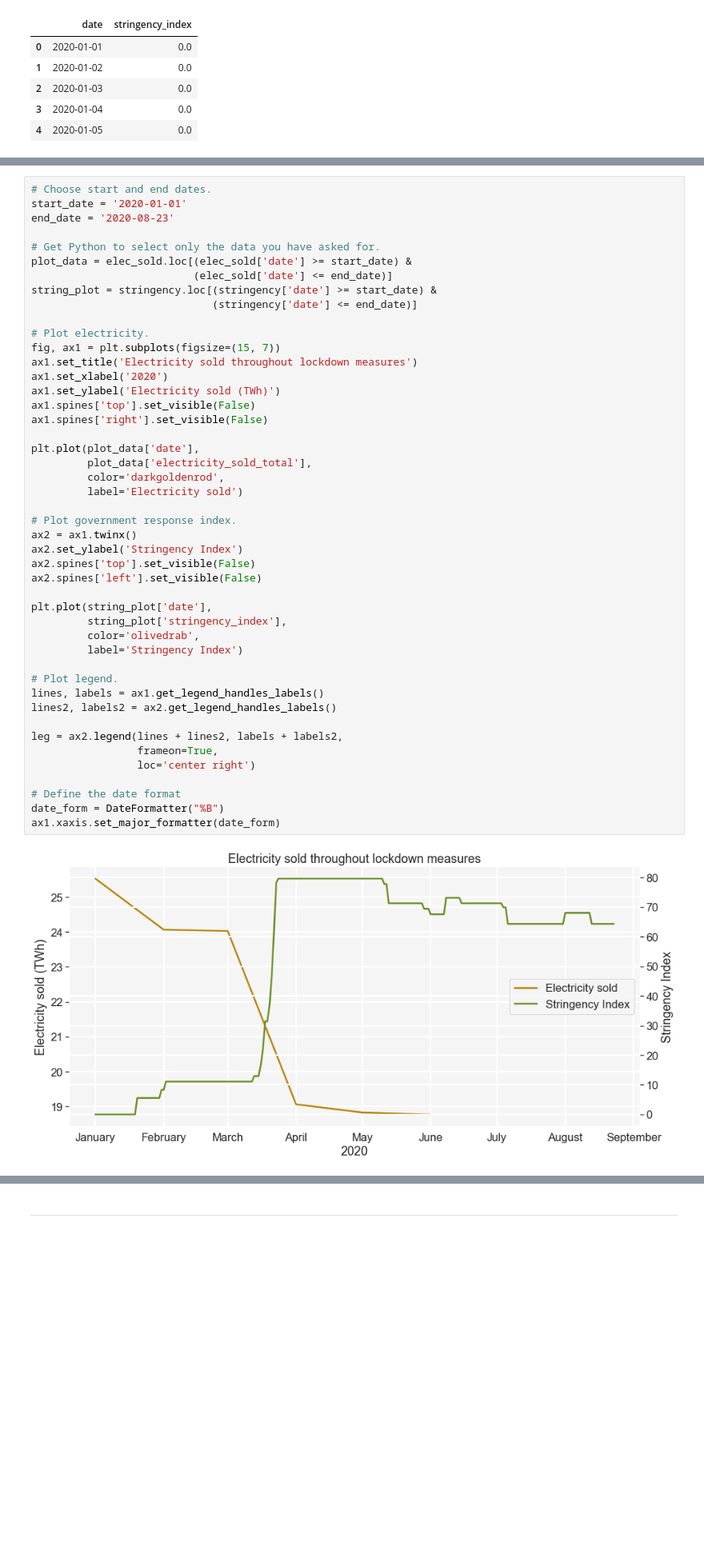
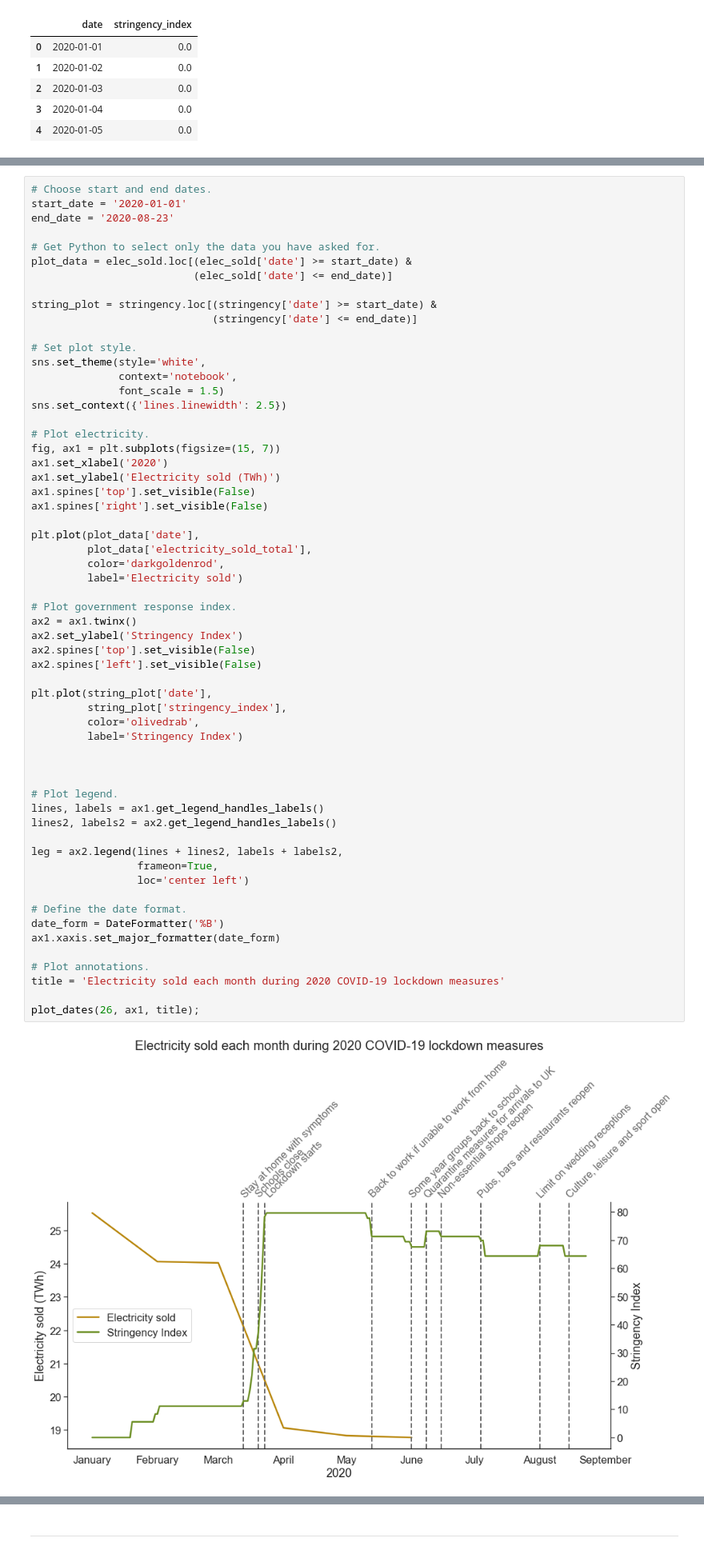
Before and after one commit to robynfsj/cfg-big-data-challenge, a Jupyter notebook: notebooks/submission.ipynb, the cells around one changed output, grey strips where cells are left out. Shown at 80% size. Saved outputs shown, nothing was run; the diff lists cells and outputs as text; blank space fills up the shorter version.

Commit message:
Update impact of covid section

```diff
--- a/notebooks/submission.ipynb
+++ b/notebooks/submission.ipynb
@@ -906,43 +1011,56 @@ end_date = '2020-08-23'
 # Get Python to select only the data you have asked for.
 plot_data = elec_sold.loc[(elec_sold['date'] >= start_date) &
                           (elec_sold['date'] <= end_date)]
+
 string_plot = stringency.loc[(stringency['date'] >= start_date) &
                              (stringency['date'] <= end_date)]
 
+# Set plot style.
+sns.set_theme(style='white',
+              context='notebook',
+              font_scale = 1.5)
+sns.set_context({'lines.linewidth': 2.5})
+
 # Plot electricity.
 fig, ax1 = plt.subplots(figsize=(15, 7))
-ax1.set_title('Electricity sold throughout lockdown measures')
 ax1.set_xlabel('2020')
 ax1.set_ylabel('Electricity sold (TWh)')
 ax1.spines['top'].set_visible(False)
 ax1.spines['right'].set_visible(False)
 
 plt.plot(plot_data['date'],
          plot_data['electricity_sold_total'],
          color='darkgoldenrod',
          label='Electricity sold')
 
 # Plot government response index.
 ax2 = ax1.twinx()
 ax2.set_ylabel('Stringency Index')
 ax2.spines['top'].set_visible(False)
 ax2.spines['left'].set_visible(False)
 
 plt.plot(string_plot['date'],
          string_plot['stringency_index'],
          color='olivedrab',
          label='Stringency Index')
 
+
+
 # Plot legend.
 lines, labels = ax1.get_legend_handles_labels()
 lines2, labels2 = ax2.get_legend_handles_labels()
 
 leg = ax2.legend(lines + lines2, labels + labels2,
                  frameon=True,
-                 loc='center right')
+                 loc='center left')
 
-# Define the date format
-date_form = DateFormatter("%B")
+# Define the date format.
+date_form = DateFormatter('%B')
 ax1.xaxis.set_major_formatter(date_form)
+
+# Plot annotations.
+title = 'Electricity sold each month during 2020 COVID-19 lockdown measures'
+
+plot_dates(26, ax1, title);
 # %% [output]
-[figure, old version]
+[figure, new version]
```
Also changed, not shown: parts of 23 cells of this notebook.
